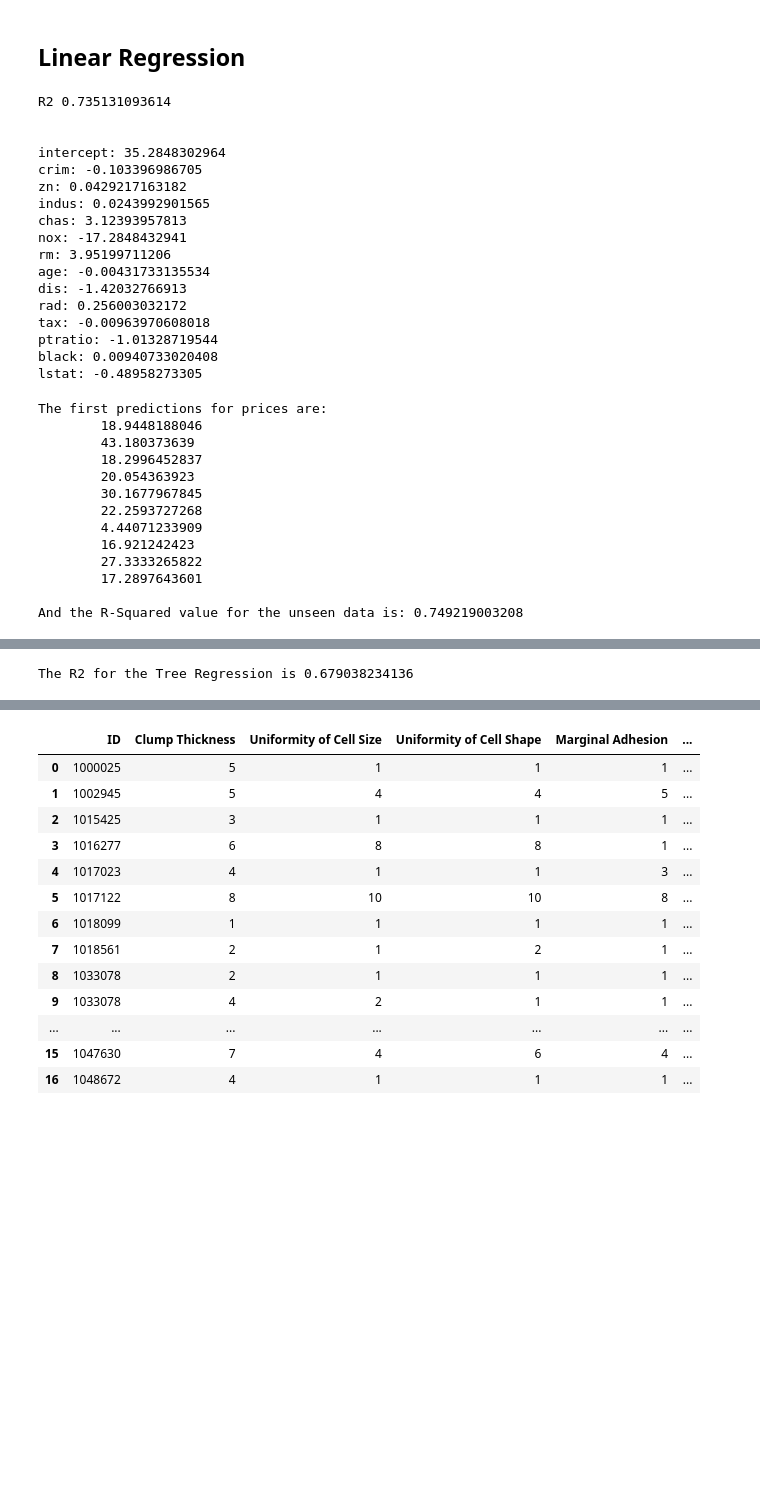
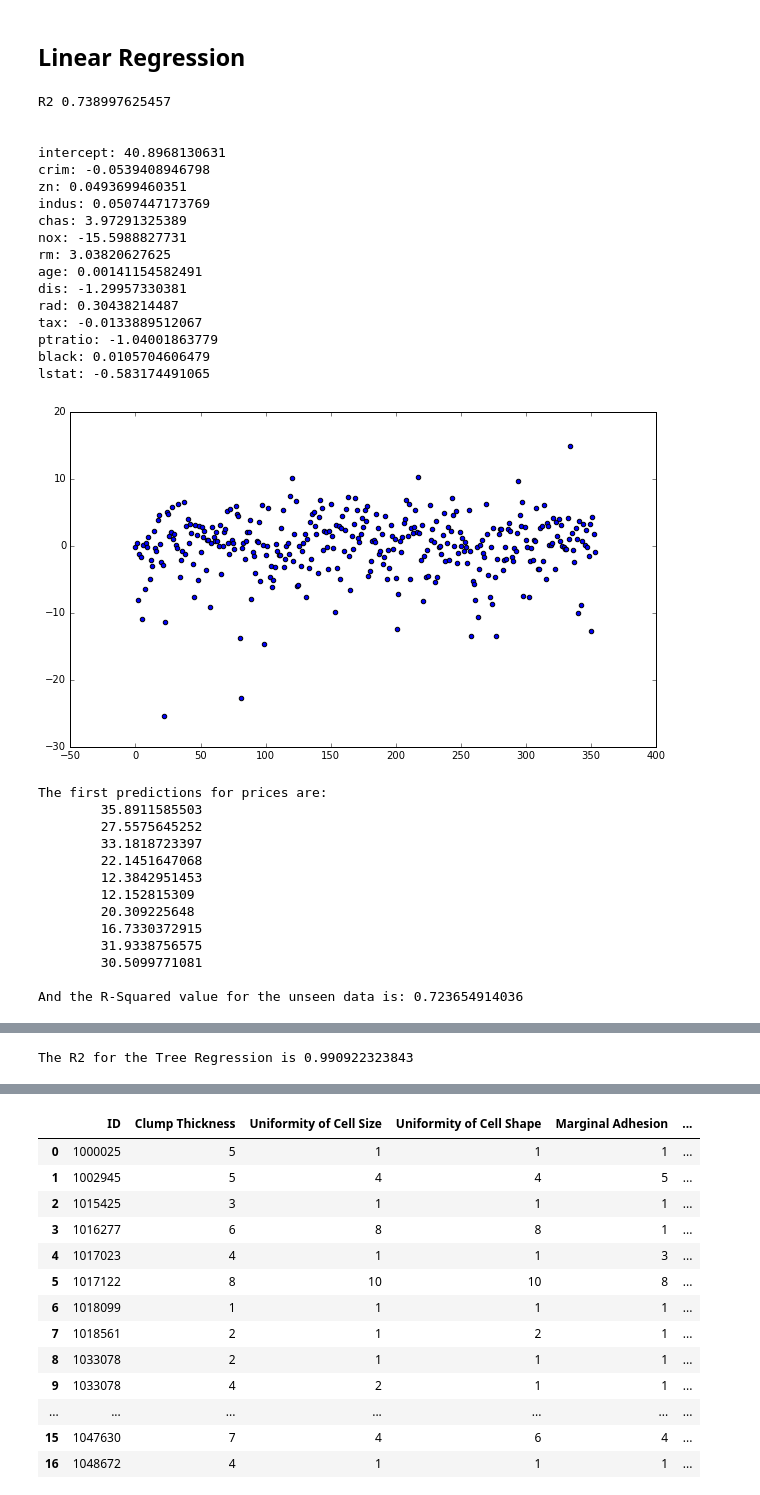
Before and after one commit to evancolvin/PyData_Denver, a Jupyter notebook: Regression_Presentation.ipynb, the cells around one changed output, grey strips where cells are left out. Drawn from its saved outputs; the diff is of its cells as text; code cells hidden in the pictures; blank space fills up the shorter version.

```diff
--- a/Regression_Presentation.ipynb
+++ b/Regression_Presentation.ipynb
@@ -126,37 +129,47 @@ cancer_train, cancer_test = split(cancer, test_size = .30)
 # %% [markdown]
 ## Linear Regression
 # %%
-features = ['crim', 'zn', 'indus', 'chas', 'nox', 'rm', 'age', 'dis', 'rad', 'tax', 'ptratio', 'black', 'lstat']
+features = ['crim', 'zn', 'indus', 'chas', 'nox', 'rm',
+            'age', 'dis', 'rad', 'tax', 'ptratio', 'black', 'lstat']
 target = 'medv'
 predictor_data = boston_train[features].values
 median_price = boston_train[target].values
 # %%
 from sklearn.linear_model import LinearRegression
 linear_regression = LinearRegression()
 linear_regression.fit(predictor_data, median_price)
+
+
+y_hat = linear_regression.predict(predictor_data)
+resids = y_hat - median_price
+plt.figure(figsize = (10.5, 6))
+plt.scatter(range(len(median_price)), resids)
+
+
 print "R2 " + str(linear_regression.score(predictor_data, median_price)) + "\n\n"
 coefficients = linear_regression.coef_.tolist()
 print "intercept: " + str(linear_regression.intercept_)
 for predictor in range(len(features)):
     print features[predictor] + ": " + str(coefficients[predictor])
 # %% [output]
-R2 0.735131093614
+R2 0.738997625457
 
 
-intercept: 35.2848302964
-crim: -0.103396986705
-zn: 0.0429217163182
-indus: 0.0243992901565
-chas: 3.12393957813
-nox: -17.2848432941
-rm: 3.95199711206
-age: -0.00431733135534
-dis: -1.42032766913
-rad: 0.256003032172
-tax: -0.00963970608018
-ptratio: -1.01328719544
-black: 0.00940733020408
-lstat: -0.48958273305
+intercept: 40.8968130631
+crim: -0.0539408946798
+zn: 0.0493699460351
+indus: 0.0507447173769
+chas: 3.97291325389
+nox: -15.5988827731
+rm: 3.03820627625
+age: 0.00141154582491
+dis: -1.29957330381
+rad: 0.30438214487
+tax: -0.0133889512067
+ptratio: -1.04001863779
+black: 0.0105704606479
+lstat: -0.583174491065
+[figure, added]
 # %%
 testing_data = boston_test[features].values
 testing_targets = boston_test[target].values
@@ -170,18 +183,18 @@ R2 = linear_regression.score(testing_data, testing_targets)
 print "\nAnd the R-Squared value for the unseen data is: " + str(R2)
 # %% [output]
 The first predictions for prices are:
-        18.9448188046
-        43.180373639
-        18.2996452837
-        20.054363923
-        30.1677967845
-        22.2593727268
-        4.44071233909
-        16.921242423
-        27.3333265822
-        17.2897643601
+        35.8911585503
+        27.5575645252
+        33.1818723397
+        22.1451647068
+        12.3842951453
+        12.152815309
+        20.309225648
+        16.7330372915
+        31.9338756575
+        30.5099771081
 
-And the R-Squared value for the unseen data is: 0.749219003208
+And the R-Squared value for the unseen data is: 0.723654914036
 # %% [markdown]
 ## Regression Trees
 
@@ -198,12 +211,12 @@ And the R-Squared value for the unseen data is: 0.749219003208
 <img src="https://camo.githubusercontent.com/4dad481e246c73548fb37cb3dc26ea106a2494dc/687474703a2f2f65636f6c6f67792e6d73752e6d6f6e74616e612e6564752f6c61626473762f522f6c6162732f6c6162362f64656d6f5f332e706e67">
 # %%
 from sklearn.tree import DecisionTreeRegressor
-tree = DecisionTreeRegressor(max_depth = 2)
+tree = DecisionTreeRegressor(max_depth = 10)
 tree.fit(predictor_data, median_price)
 from sklearn.metrics import r2_score
 print "The R2 for the Tree Regression is " + str(r2_score(median_price, tree.predict(predictor_data)))
 # %% [output]
-The R2 for the Tree Regression is 0.679038234136
+The R2 for the Tree Regression is 0.990922323843
 # %%
 new_preds = tree.predict(testing_data)
 print "The R2 for the new data is " + str(r2_score(testing_targets, new_preds))
```
Also changed, not shown: parts of 6 cells of this notebook.
